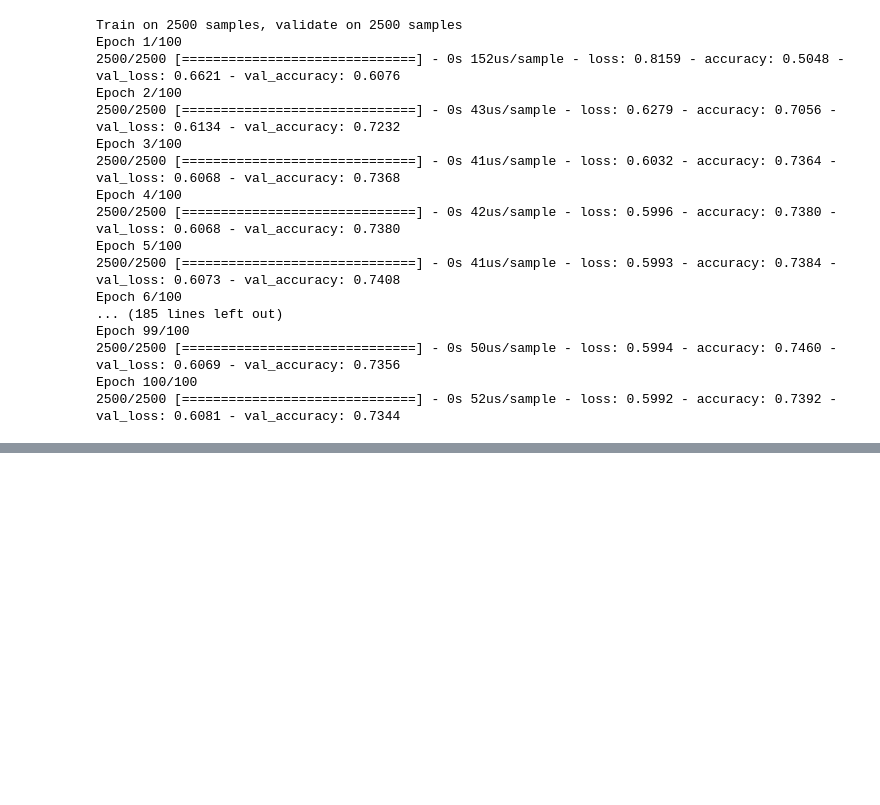
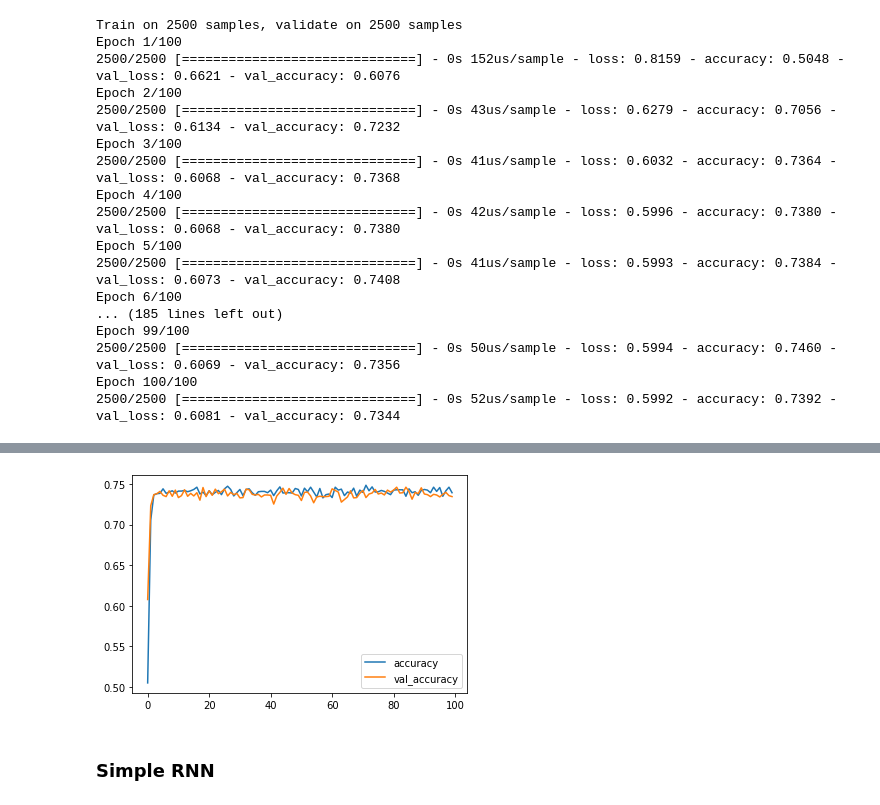
Before and after one commit to KarthikKothareddy/tf2, a Jupyter notebook: long_distance.ipynb, the cells around one changed output, grey strips where cells are left out. Saved outputs shown, nothing was run; the diff lists cells and outputs as text; code cells hidden in the pictures; blank space fills up the shorter version.

Commit message:
short distance simple rnn

```diff
--- a/long_distance.ipynb
+++ b/long_distance.ipynb
@@ -92,0 +100,9 @@ Epoch 100/100
+# %%
+# plot loss per iteration
+plt.plot(r.history["accuracy"], label="accuracy")
+plt.plot(r.history["val_accuracy"], label="val_accuracy")
+plt.legend();
+# %% [output]
+[figure, added]
+# %% [markdown]
+### Simple RNN
```
Also changed, not shown: parts of 17 cells of this notebook.
